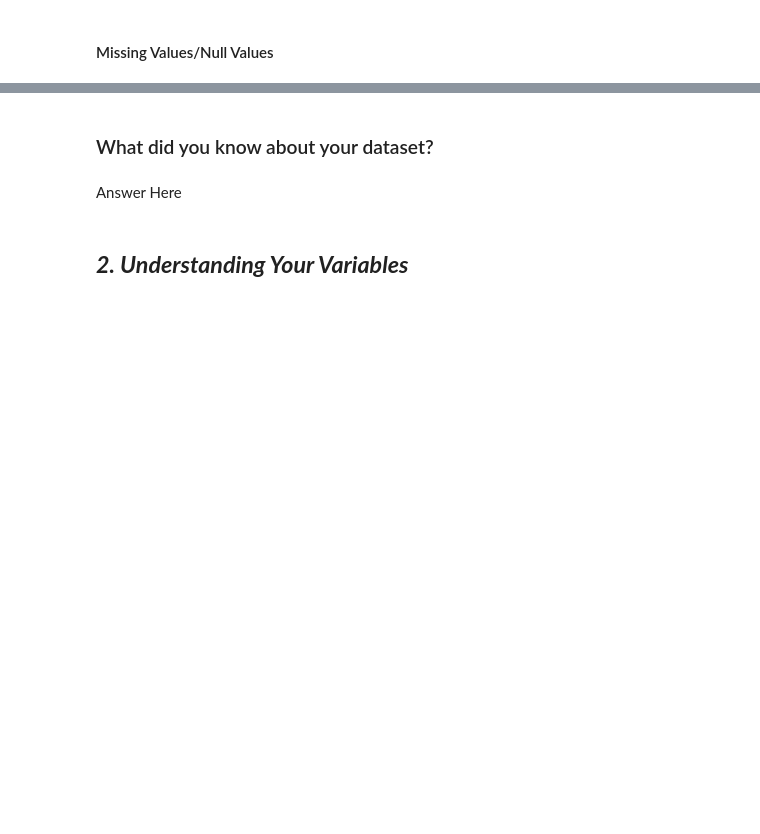
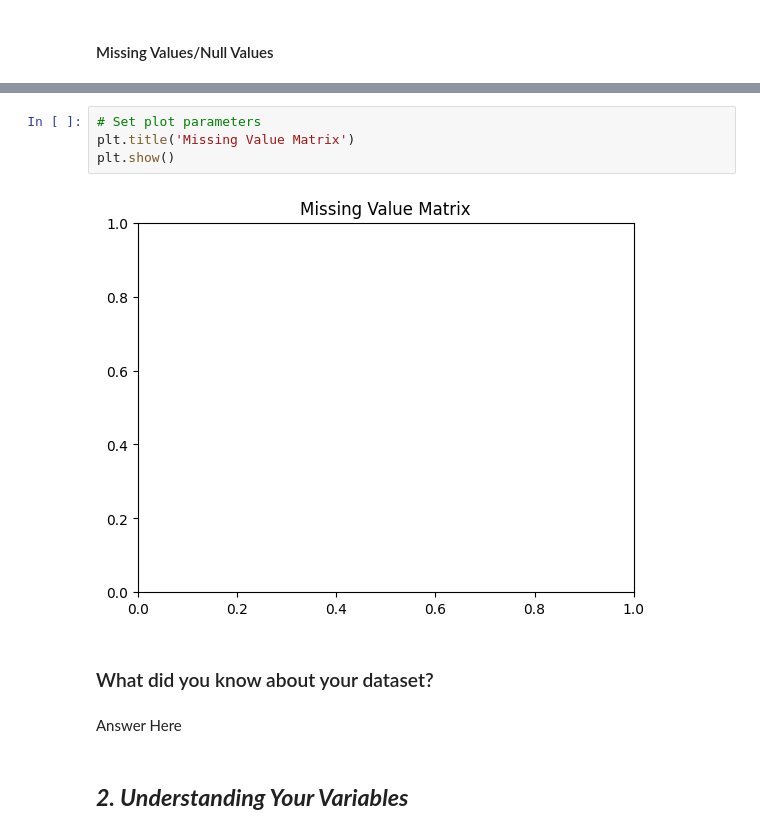
Before and after one commit to ommishra0707/HEALTH-INSURANCE-CROSS-SELL-PREDICTION, a Jupyter notebook: MISHRA_OM_HEALTH_INSURANCE_CROSS_SELL_PREDICTION.ipynb, the cells around one changed output, grey strips where cells are left out. Drawn from its saved outputs; the diff is of its cells as text; blank space fills up the shorter version.

```diff
--- a/MISHRA_OM_HEALTH_INSURANCE_CROSS_SELL_PREDICTION.ipynb
+++ b/MISHRA_OM_HEALTH_INSURANCE_CROSS_SELL_PREDICTION.ipynb
@@ -176,3 +265,9 @@ data.head()
+# %%
+# Set plot parameters
+plt.title('Missing Value Matrix')
+plt.show()
+# %% [output]
+[figure, added]
 # %% [markdown]
 ### What did you know about your dataset?
 # %% [markdown]
```
Also changed, not shown: parts of 9 cells of this notebook.
